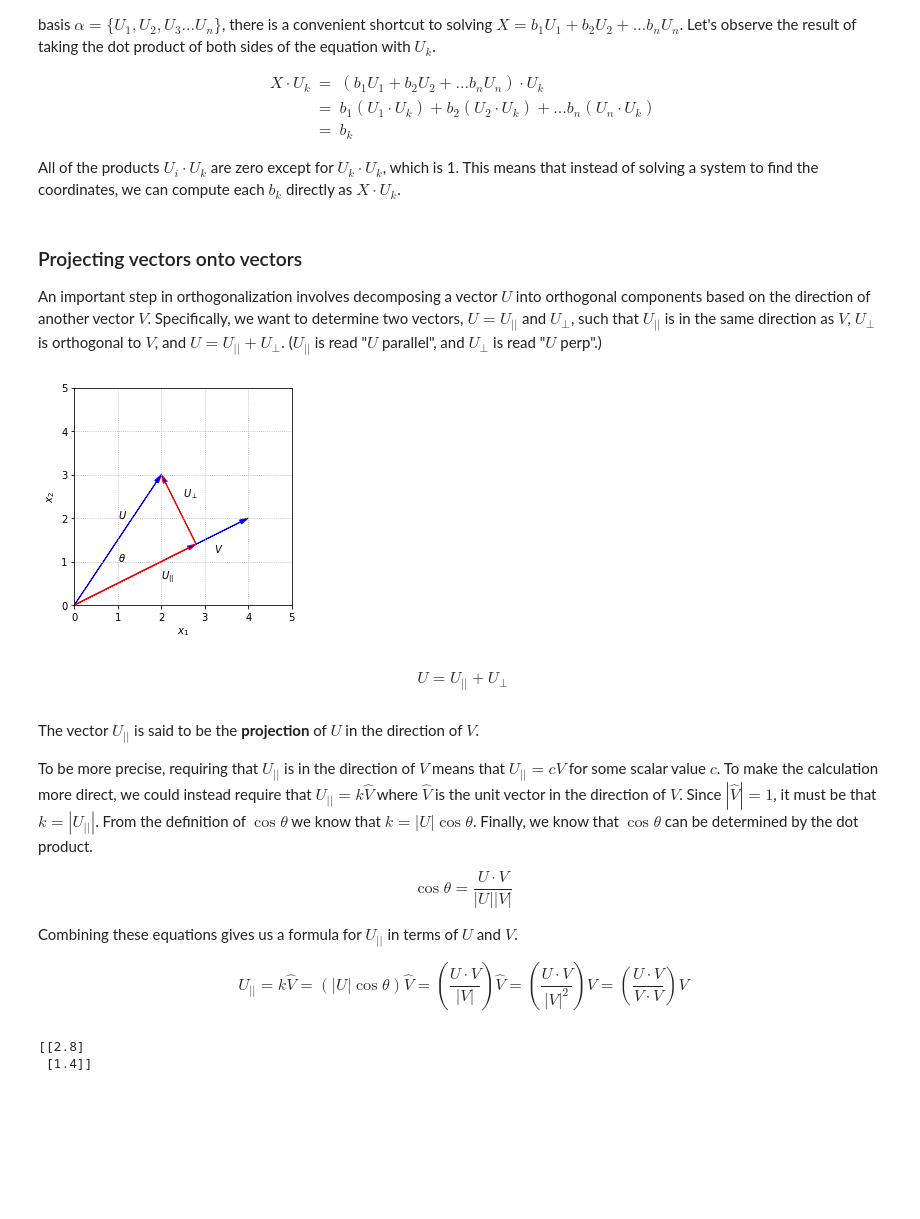
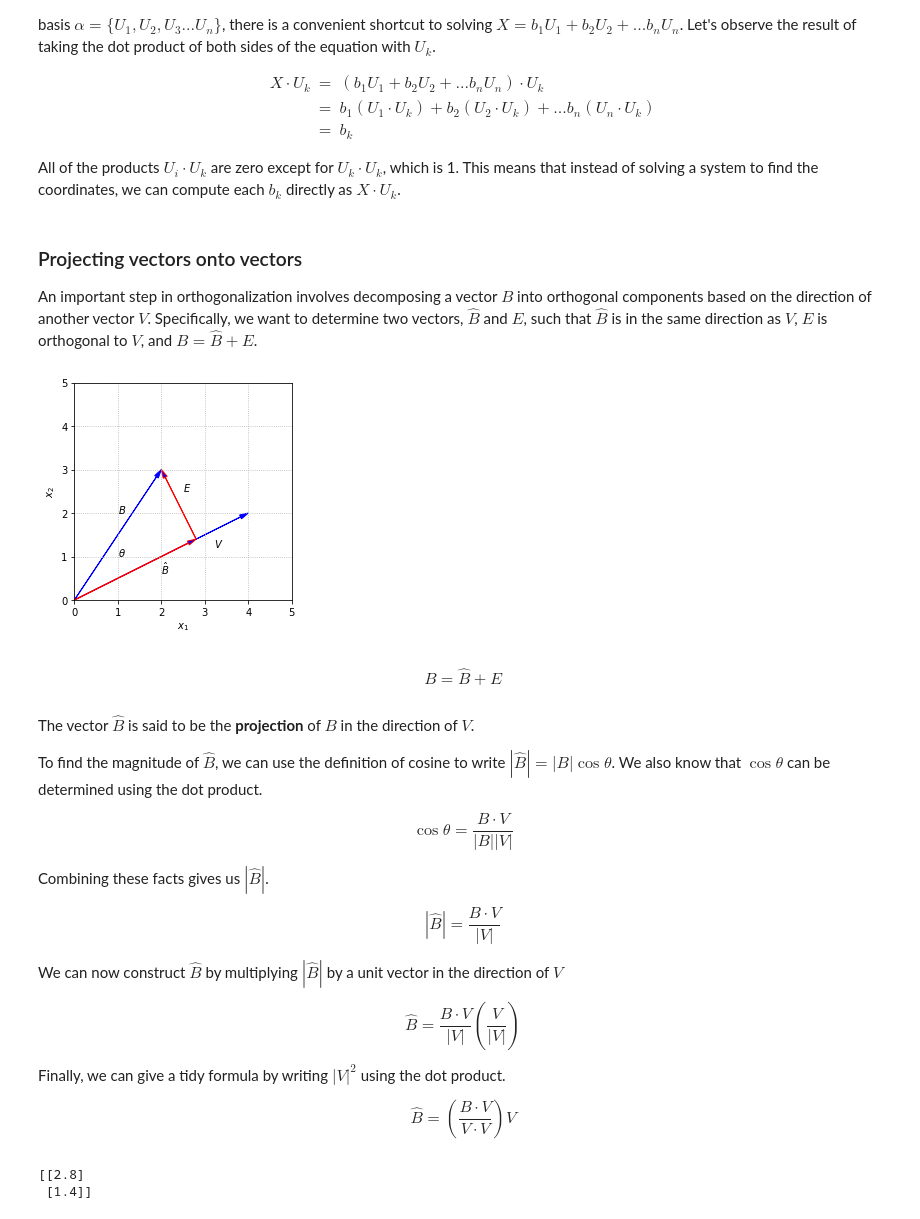
Before and after one commit to bvanderlei/jupyter-guide-to-linear-algebra, a Jupyter notebook: Orthogonalization.ipynb, the cells around one changed output. Cells and saved outputs as stored; diff of their text form; code cells hidden in the pictures; blank space fills up the shorter version.

```diff
--- a/Orthogonalization.ipynb
+++ b/Orthogonalization.ipynb
@@ -29,60 +29,78 @@ All of the products $U_i\cdot U_k$ are zero except for $U_k\cdot U_k$, which is
 # %% [markdown]
 ### Projecting vectors onto vectors
 
-An important step in orthogonalization involves decomposing a vector $U$ into orthogonal components based on the direction of another vector $V$.  Specifically, we want to determine two vectors, $U = U_{||}$ and $U_{\perp}$, such that $U_{||}$ is in the same direction as $V$, $U_{\perp}$ is orthogonal to $V$, and $U = U_{||} + U_{\perp}$.    ($U_{||}$ is read "$U$ parallel", and $U_{\perp}$ is read "$U$ perp".)
+An important step in orthogonalization involves decomposing a vector $B$ into orthogonal components based on the direction of another vector $V$.  Specifically, we want to determine two vectors, $\hat{B}$ and $E$, such that $\hat{B}$ is in the same direction as $V$, $E$ is orthogonal to $V$, and $B = \hat{B} + E$.
 # %%
 % matplotlib inline
 import matplotlib.pyplot as plt
 
 fig, ax = plt.subplots()
 options = {"head_width":0.1, "head_length":0.2, "length_includes_head":True}
 
 ax.arrow(0,0,2,3,fc='b',ec='b',**options)
 ax.arrow(0,0,4,2,fc='b',ec='b',**options)
 ax.arrow(0,0,2.8,1.4,fc='b',ec='r',**options)
 ax.arrow(2.8,1.4,-0.8,1.6,fc='b',ec='r',**options)
 
-ax.text(1,2,'$U$')
+ax.text(1,2,'$B$')
 ax.text(3.2,1.2,'$V$')
-ax.text(2,0.6,'$U_{||}$')
-ax.text(2.5,2.5,'$U_{\perp}$')
+ax.text(2,0.6,'$\hat{B}$')
+ax.text(2.5,2.5,'$E$')
 ax.text(1,1,'$\\theta$')
 
 
 ax.set_xlim(0,5)
 ax.set_xlabel('$x_1$')
 ax.set_ylim(0,5)
 ax.set_ylabel('$x_2$')
 ax.set_aspect('equal')
 
 ax.grid(True,ls=':')
 # %% [output]
-[figure, old version]
+[figure, new version]
 # %% [markdown]
 $$
 \begin{equation}
-U = U_{||} + U_{\perp}
+B = \hat{B} + E
 \end{equation}
 $$
 # %% [markdown]
-The vector $U_{||}$ is said to be the **projection** of $U$ in the direction of $V$.
+The vector $\hat{B}$ is said to be the **projection** of $B$ in the direction of $V$.
 
-To be more precise, requiring that $U_{||}$ is in the direction of $V$ means that $U_{||} = cV$ for some scalar value $c$.  To make the calculation more direct, we could instead require that $U_{||} = k\hat{V}$ where $\hat{V}$ is the unit vector in the direction of $V$.  Since $|\hat{V}|=1$, it must be that $k = |U_{||}|$.  From the definition of $\cos{\theta}$ we know that $k = |U|\cos{\theta}$.  Finally, we know that $\cos{\theta}$ can be determined by the dot product.
-
-$$
-\begin{equation}
-\cos{\theta} = \frac{U\cdot V}{|U||V|}
-\end{equation}
-$$
-
-Combining these equations gives us a formula for  $U_{||}$ in terms of $U$ and $V$.
+To find the magnitude of $\hat{B}$, we can use the definition of cosine to write $|\hat{B}| = |B|\cos{\theta}$.  We also know that $\cos{\theta}$ can be determined using the dot product.
 
 
 $$
 \begin{equation}
-U_{||} = k\hat{V} = (|U|\cos{\theta})\hat{V} = \left(\frac{U\cdot V}{|V|}\right)\hat{V}  = \left(\frac{U\cdot V}{|V|^2}\right){V}= \left(\frac{U\cdot V}{V\cdot V}\right){V}
+\cos{\theta} = \frac{B\cdot V}{|B||V|}
 \end{equation}
 $$
+
+Combining these facts gives us $|\hat{B}|$.
+
+$$
+\begin{equation}
+|\hat{B}| = \frac{B\cdot V}{|V|}
+\end{equation}
+$$
+
+We can now construct $\hat{B}$ by multiplying $|\hat{B}|$ by a unit vector in the direction of $V$
+
+
+$$
+\begin{equation}
+\hat{B} = \frac{B\cdot V}{|V|}\left(\frac{V}{|V|}  \right)
+\end{equation}
+$$
+
+Finally, we can give a tidy formula by writing $|V|^2$ using the dot product.
+
+
+$$
+\begin{equation}
+\hat{B} = \left(\frac{B\cdot V}{V\cdot V}\right) V
+\end{equation}
+$$
 # %%
 import numpy as np
 from laguide import DotProduct
```
Also changed, not shown: parts of 9 cells of this notebook, 3 other files.
